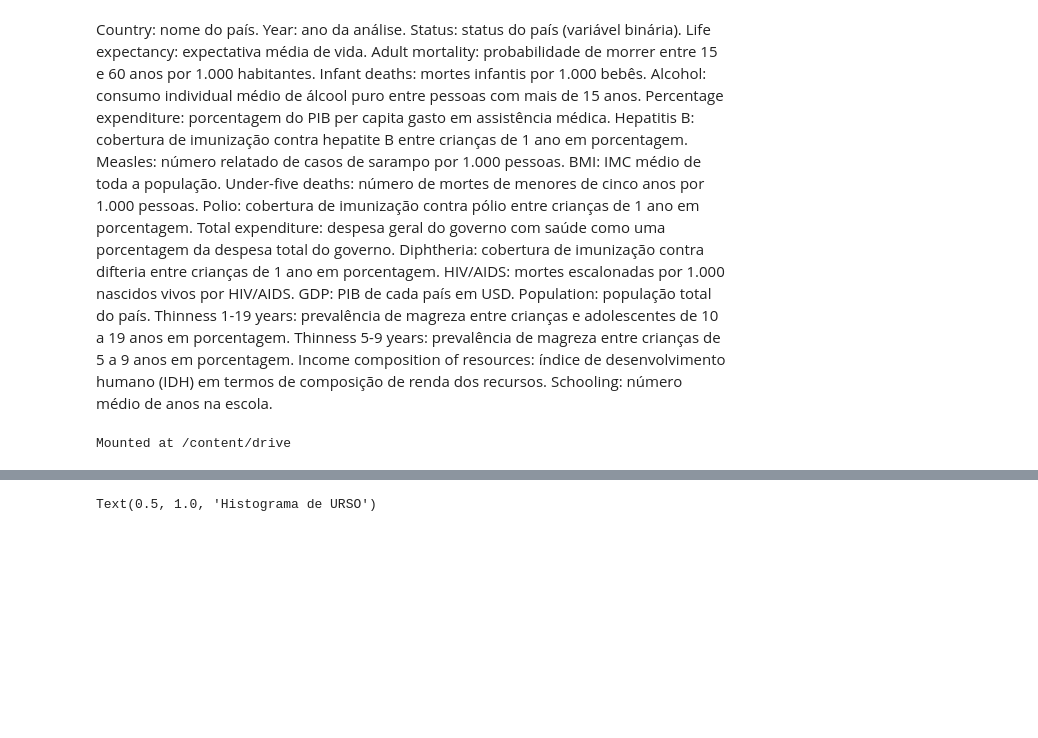
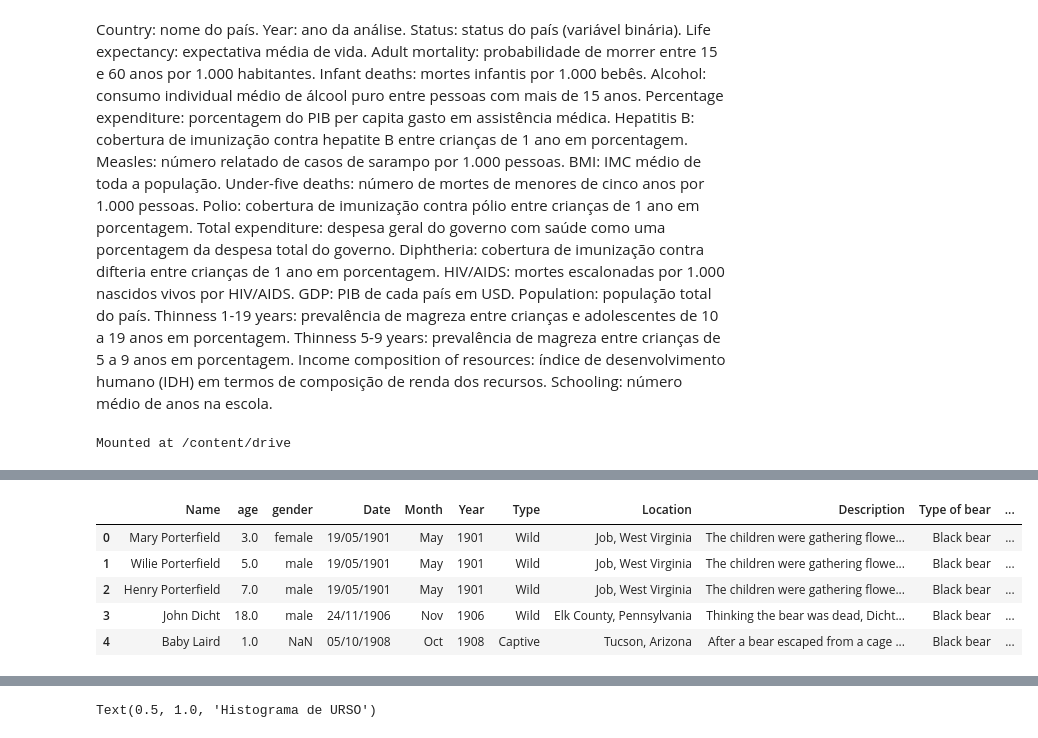
Before and after one commit to andrespeedwork/analise-dados-boas-praticas, a Jupyter notebook: MVP_Sprint_2_Análise_de_Dados_e_Boas_Práticas.ipynb, the cells around one changed output, grey strips where cells are left out. Drawn from its saved outputs; the diff is of its cells as text; code cells hidden in the pictures; blank space fills up the shorter version.

```diff
--- a/MVP_Sprint_2_Análise_de_Dados_e_Boas_Práticas.ipynb
+++ b/MVP_Sprint_2_Análise_de_Dados_e_Boas_Práticas.ipynb
@@ -31,6 +29,19 @@ import numpy as np
 import seaborn as sns # para gerar gráficos mais atrativos com códigos mais limpos e mais simples.
 from scipy.stats import pearsonr
 import copy
+# %%
+#Realizando a importação do arquivo csv
+# Ler o arquivo csv. use the raw URL to access the raw data content of the file
+df = pd.read_csv('https://raw.githubusercontent.com/andrespeedwork/analise-dados-boas-praticas/main/urso.csv')
+# Verifique se o arquivo foi lido corretamente
+df.head()
+# %% [output]
+|  | Name | age | gender | Date | Month | Year | Type | Location | Description | Type of bear | ... |
+| 0 | Mary Porterfield | 3.0 | female | 19/05/1901 | May | 1901 | Wild | Job, West Virginia | The children were gathering flowe... | Black bear | ... |
+| 1 | Wilie Porterfield | 5.0 | male | 19/05/1901 | May | 1901 | Wild | Job, West Virginia | The children were gathering flowe... | Black bear | ... |
+| 2 | Henry Porterfield | 7.0 | male | 19/05/1901 | May | 1901 | Wild | Job, West Virginia | The children were gathering flowe... | Black bear | ... |
+| 3 | John Dicht | 18.0 | male | 24/11/1906 | Nov | 1906 | Wild | Elk County, Pennsylvania | Thinking the bear was dead, Dicht... | Black bear | ... |
+| 4 | Baby Laird | 1.0 | NaN | 05/10/1908 | Oct | 1908 | Captive | Tucson, Arizona | After a bear escaped from a cage ... | Black bear | ... |
 # %%
 #Realizando a importação do arquivo csv
 # Ler o arquivo csv
```
Also changed, not shown: parts of 5 cells of this notebook.
